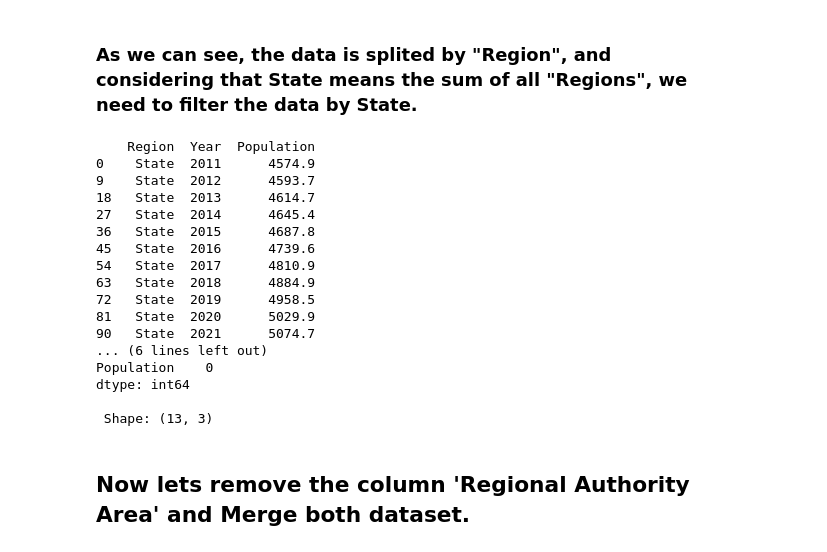
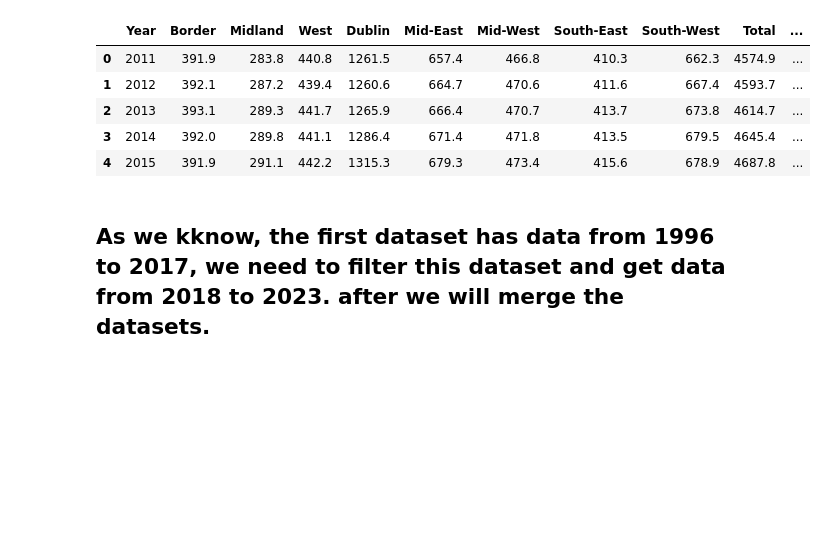
Before and after one commit to jmdtanalyst/MSC_DA_CA1, a Jupyter notebook: MSC_DA_CA1_Jose_Mario.ipynb, the cells around one changed output. Cells and saved outputs as stored; diff of their text form; code cells hidden in the pictures; blank space fills up the shorter version.

```diff
--- a/MSC_DA_CA1_Jose_Mario.ipynb
+++ b/MSC_DA_CA1_Jose_Mario.ipynb
@@ -181,32 +158,17 @@ dtype: int64
-# %% [markdown]
-### As we can see, the data is splited by "Region", and considering that State means the sum of all "Regions", we need to filter the data by State.
-# %%
-# Filter the DataFrame to only include rows with Regional Authority Area = state
-df2 = df2[df2['Region'] == 'State']
-# Print the DataFrame
-print(df2)
-print(f"\n check if there are null data")
-print(df2.isnull().sum())
-
-print(f"\n Shape:",df2.shape)
-# %% [output]
-    Region  Year  Population
-0    State  2011      4574.9
-9    State  2012      4593.7
-18   State  2013      4614.7
-27   State  2014      4645.4
-36   State  2015      4687.8
-45   State  2016      4739.6
-54   State  2017      4810.9
-63   State  2018      4884.9
-72   State  2019      4958.5
-81   State  2020      5029.9
-90   State  2021      5074.7
-... (6 lines left out)
-Population    0
-dtype: int64
-
- Shape: (13, 3)
+# %%
+# Lets get the columns in the right local and right name.
+
+df2 = df2.loc[:,['Year', 'Border',
+       'Midland', 'West', 'Dublin', 'Mid-East', 'Mid-West', 'South-East',
+       'South-West', 'Total', 'UNIT']]
+df2.head()
+# %% [output]
+|  | Year | Border | Midland | West | Dublin | Mid-East | Mid-West | South-East | South-West | Total | ... |
+| 0 | 2011 | 391.9 | 283.8 | 440.8 | 1261.5 | 657.4 | 466.8 | 410.3 | 662.3 | 4574.9 | ... |
+| 1 | 2012 | 392.1 | 287.2 | 439.4 | 1260.6 | 664.7 | 470.6 | 411.6 | 667.4 | 4593.7 | ... |
+| 2 | 2013 | 393.1 | 289.3 | 441.7 | 1265.9 | 666.4 | 470.7 | 413.7 | 673.8 | 4614.7 | ... |
+| 3 | 2014 | 392.0 | 289.8 | 441.1 | 1286.4 | 671.4 | 471.8 | 413.5 | 679.5 | 4645.4 | ... |
+| 4 | 2015 | 391.9 | 291.1 | 442.2 | 1315.3 | 679.3 | 473.4 | 415.6 | 678.9 | 4687.8 | ... |
 # %% [markdown]
-## Now lets remove the column 'Regional Authority Area' and Merge both dataset.
+##  As we kknow, the first dataset has  data from 1996 to 2017, we need to filter this dataset and get data from 2018 to 2023.  after we will merge the datasets.
 # %%
```
Also changed, not shown: parts of 22 cells of this notebook, 13 other files.
